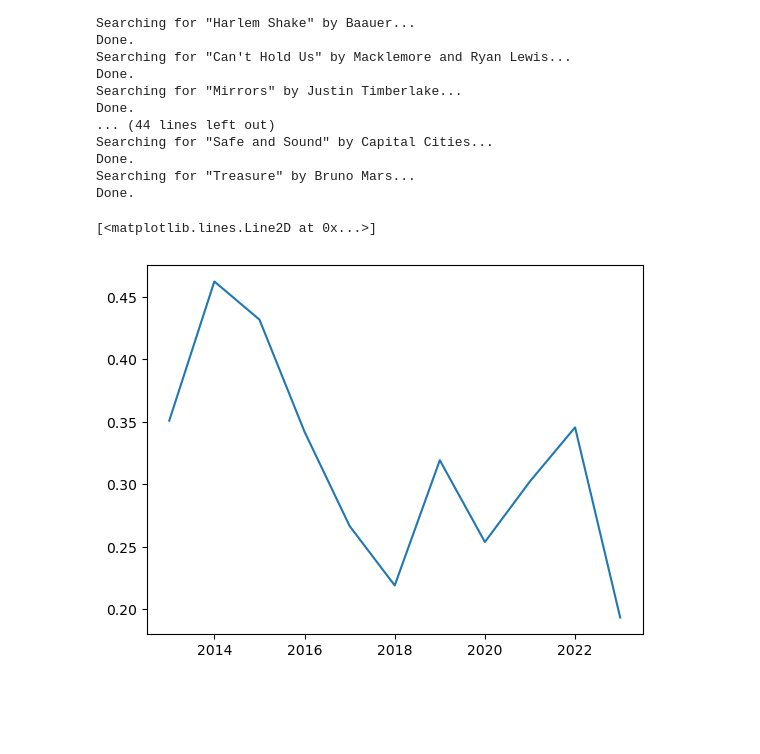
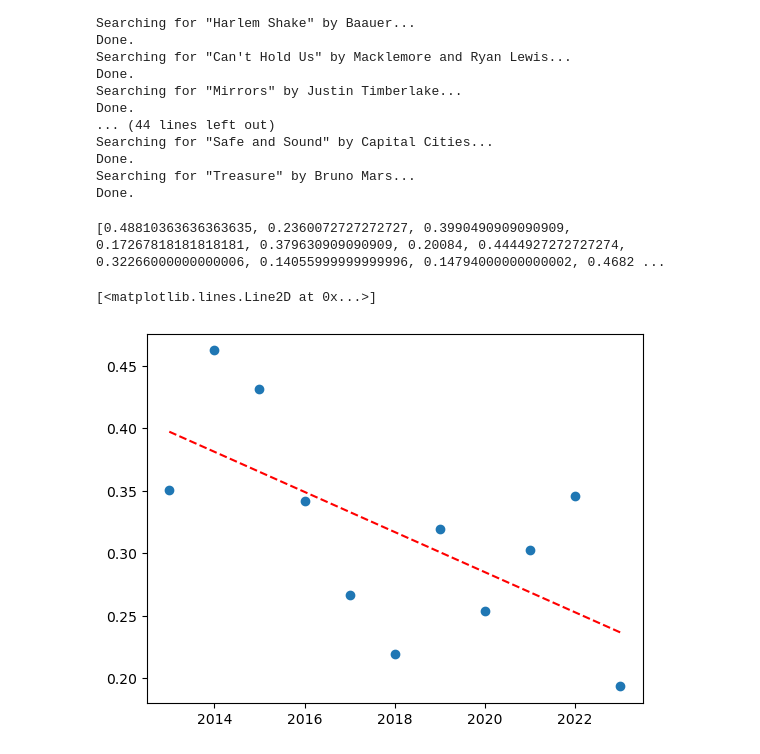
Before and after one commit to olincollege/pop-sadness-analysis, a Jupyter notebook: test_things.ipynb, the cells around one changed output. Drawn from its saved outputs; the diff is of its cells as text; code cells hidden in the pictures; blank space fills up the shorter version.

Commit message:
Data Visualizations from 3/15

```diff
--- a/test_things.ipynb
+++ b/test_things.ipynb
@@ -151,37 +151,61 @@ Done.
 Searching for "Treasure" by Bruno Mars...
 Done.
 # %%
+import numpy as np
 import pandas as pd
 import nltk
 import matplotlib.pyplot as plt
 
 # nltk.download("vader_lexicon")
 from nltk.sentiment.vader import SentimentIntensityAnalyzer
 
 analyzer = SentimentIntensityAnalyzer()
 
-all_data = pd.read_csv('billboard_data_with_lyrics')
+loaded_data = pd.read_csv('billboard_data_with_lyrics')
 
 lyrics_data = all_data['Lyrics']
 
 positivity_scores = []
 entry_number = []
 
 for i in range(len(lyrics_data)):
     lyrics = lyrics_data[i]
     positivity_scores.append(analyzer.polarity_scores(lyrics_data[i])['compound'])
     entry_number.append(i)
 
+all_data = pd.concat([loaded_data, pd.DataFrame({'Positivity':positivity_scores})],axis=1)
+
+# print(all_data)
+
+positivity_by_position = [0]*100
+
+for i in range(len(all_data)):
+    positivity_by_position[all_data['No.'][i]-1] += 1/11 * all_data['Positivity'][i]
+
+adj_positivity_by_position = []
+
+for i in range(20):
+    adj_positivity_by_position.append(sum(positivity_by_position[i*5:i*5+5])/5)
+
+print(adj_positivity_by_position)
+
+# plt.scatter(range(1, 21), adj_positivity_by_position)
+# z = np.polyfit(range(1,21), adj_positivity_by_position, 1)
+# p = np.poly1d(z)
+# plt.plot(range(1,21),p(range(1,21)),"r--")
 
 scores = [sum(positivity_scores[:101])/100, sum(positivity_scores[100:201])/100, sum(positivity_scores[200:301])/100, sum(positivity_scores[300:401])/100, sum(positivity_scores[400:501])/100, sum(positivity_scores[500:601])/100, sum(positivity_scores[600:701])/100, sum(positivity_scores[700:801])/100, sum(positivity_scores[800:901])/100, sum(positivity_scores[900:1001])/100, sum(positivity_scores[1000:1101])/100]
-plt.plot([2013, 2014, 2015, 2016, 2017, 2018, 2019, 2020, 2021, 2022, 2023], scores)
-
-
+years = [2013, 2014, 2015, 2016, 2017, 2018, 2019, 2020, 2021, 2022, 2023]
+plt.scatter(years, scores)
+z = np.polyfit(years, scores, 1)
+p = np.poly1d(z)
+plt.plot(years,p(years),"r--")
 
 # print(lyrics)
 
 # scores = analyzer.polarity_scores(lyrics_data[0])['compound']
 # print(scores)
 # %% [output]
-[<matplotlib.lines.Line2D at 0x...>]
+[0.48810363636363635, 0.2360072727272727, 0.3990490909090909, 0.17267818181818181, 0.379630909090909, 0.20084, 0.4444927272727274, 0.32266000000000006, 0.14055999999999996, 0.14794000000000002, 0.4682 ...
+[<matplotlib.lines.Line2D at 0x...>]
-[figure, old version]
+[figure, new version]
```
Also changed, not shown: parts of 2 cells of this notebook.
